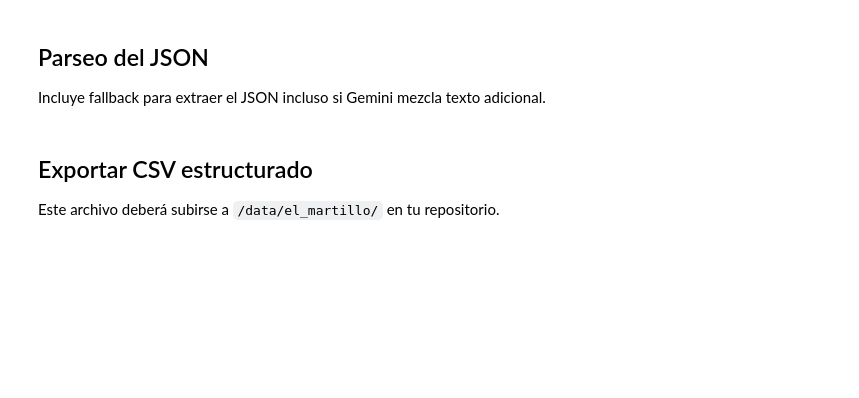
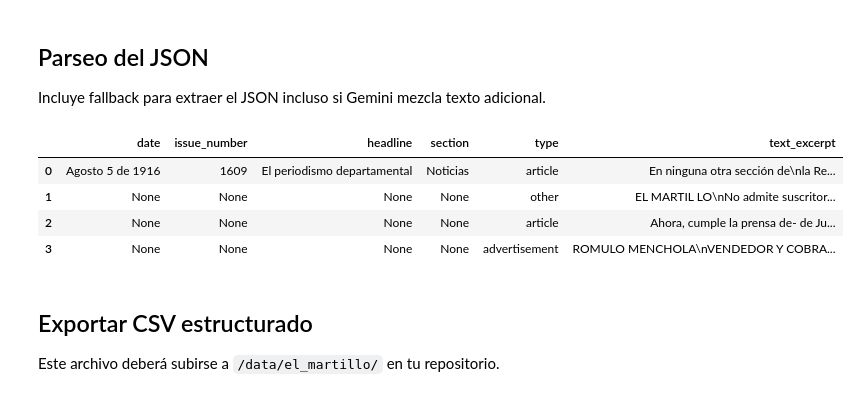
Before and after one commit to ValLovaton/el-martillo-ocr-Pizarro_Sebastian_Lovaton_Valeria, a Jupyter notebook: notebooks/el_martillo_ocr.ipynb, the cells around one changed output. Cells and saved outputs as stored; diff of their text form; code cells hidden in the pictures; blank space fills up the shorter version.

````diff
--- a/notebooks/el_martillo_ocr.ipynb
+++ b/notebooks/el_martillo_ocr.ipynb
@@ -81,19 +99,29 @@ raw_output
 ## Parseo del JSON
 Incluye fallback para extraer el JSON incluso si Gemini mezcla texto adicional.
 # %%
+import json
 import re
 
+texto = raw_output
+
 try:
-    structured = json.loads(raw_output)
+    structured = json.loads(texto)
 except:
-    matches = re.findall(r"\[.*\]", raw_output, re.DOTALL)
+    # fallback por si el modelo envía backticks ```json
+    matches = re.findall(r"\[.*\]", texto, re.DOTALL)
     if matches:
         structured = json.loads(matches[0])
     else:
-        raise ValueError("Gemini no devolvió un JSON válido.")
+        raise ValueError("No se pudo extraer un JSON válido del OCR")
 
 df = pd.DataFrame(structured)
 df
+# %% [output]
+|  | date | issue_number | headline | section | type | text_excerpt |
+| 0 | Agosto 5 de 1916 | 1609 | El periodismo departamental | Noticias | article | En ninguna otra sección de\nla Re... |
+| 1 | None | None | None | None | other | EL MARTIL LO\nNo admite suscritor... |
+| 2 | None | None | None | None | article | Ahora, cumple la prensa de- de Ju... |
+| 3 | None | None | None | None | advertisement | ROMULO MENCHOLA\nVENDEDOR Y COBRA... |
 # %% [markdown]
 ## Exportar CSV estructurado
 Este archivo deberá subirse a `/data/el_martillo/` en tu repositorio.
````
Also changed, not shown: parts of 7 cells of this notebook.
